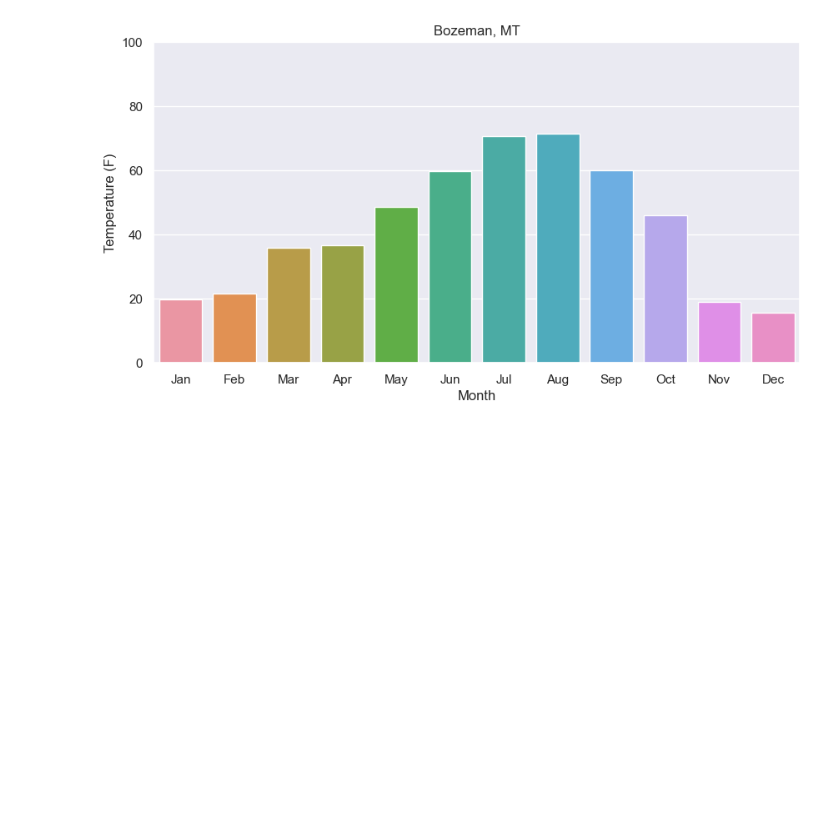
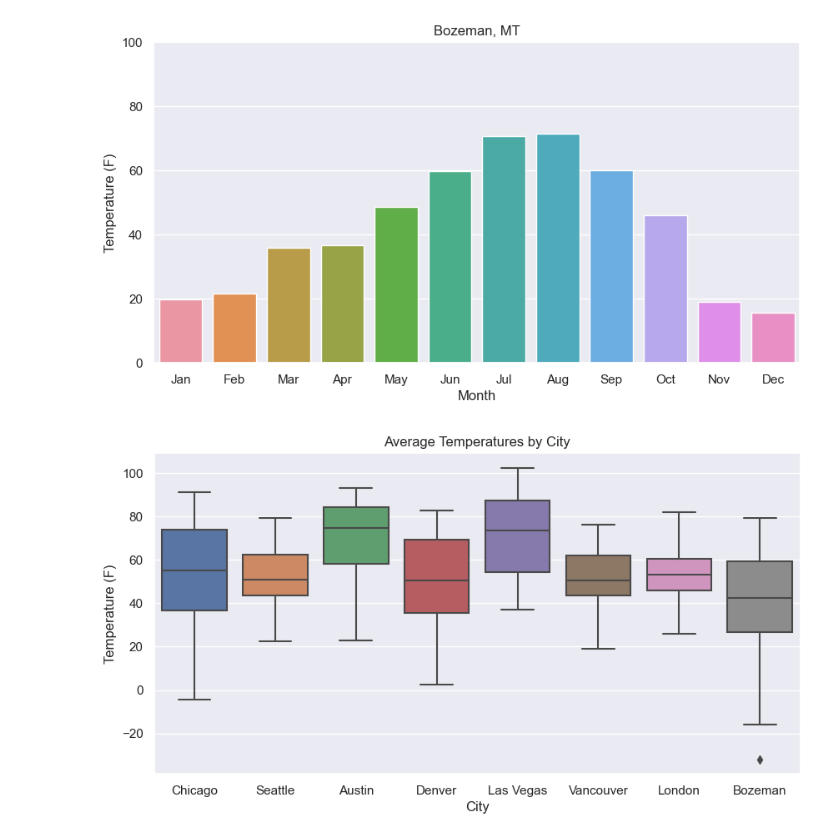
Before and after one commit to afitzer/2023-Travel, a Jupyter notebook: weather-1.ipynb, the cells around one changed output. Saved outputs shown, nothing was run; the diff lists cells and outputs as text; code cells hidden in the pictures; blank space fills up the shorter version.

Commit message:
merged the data; created new box/violin plots

```diff
--- a/weather-1.ipynb
+++ b/weather-1.ipynb
@@ -185,3 +186,23 @@ bozeman_monthly_plot.set(xlabel="Month", ylabel="Temperature (F)", title="Bozema
 bozeman_monthly_plot.figure.set_size_inches(10, 5)
 # %% [output]
 [figure]
+# %%
+# create a new column in the data frame that contains the city name
+chicago_data["city"] = "Chicago"
+seattle_data["city"] = "Seattle"
+austin_data["city"] = "Austin"
+denver_data["city"] = "Denver"
+las_vegas_data["city"] = "Las Vegas"
+vancouver_data["city"] = "Vancouver"
+london_data["city"] = "London"
+bozeman_data["city"] = "Bozeman"
+# %%
+# combine the data frames into a single data frame
+combined_data = pd.concat([chicago_data, seattle_data, austin_data, denver_data, las_vegas_data, vancouver_data, london_data, bozeman_data])
+# %%
+# create a box plot for the combined data
+box_plot = sns.boxplot(data=combined_data, x="city", y="tavg")
+box_plot.set(xlabel="City", ylabel="Temperature (F)", title="Average Temperatures by City")
+box_plot.figure.set_size_inches(10, 5)
+# %% [output]
+[figure, added]
```
Also changed, not shown: parts of 4 cells of this notebook, 1 other file.
